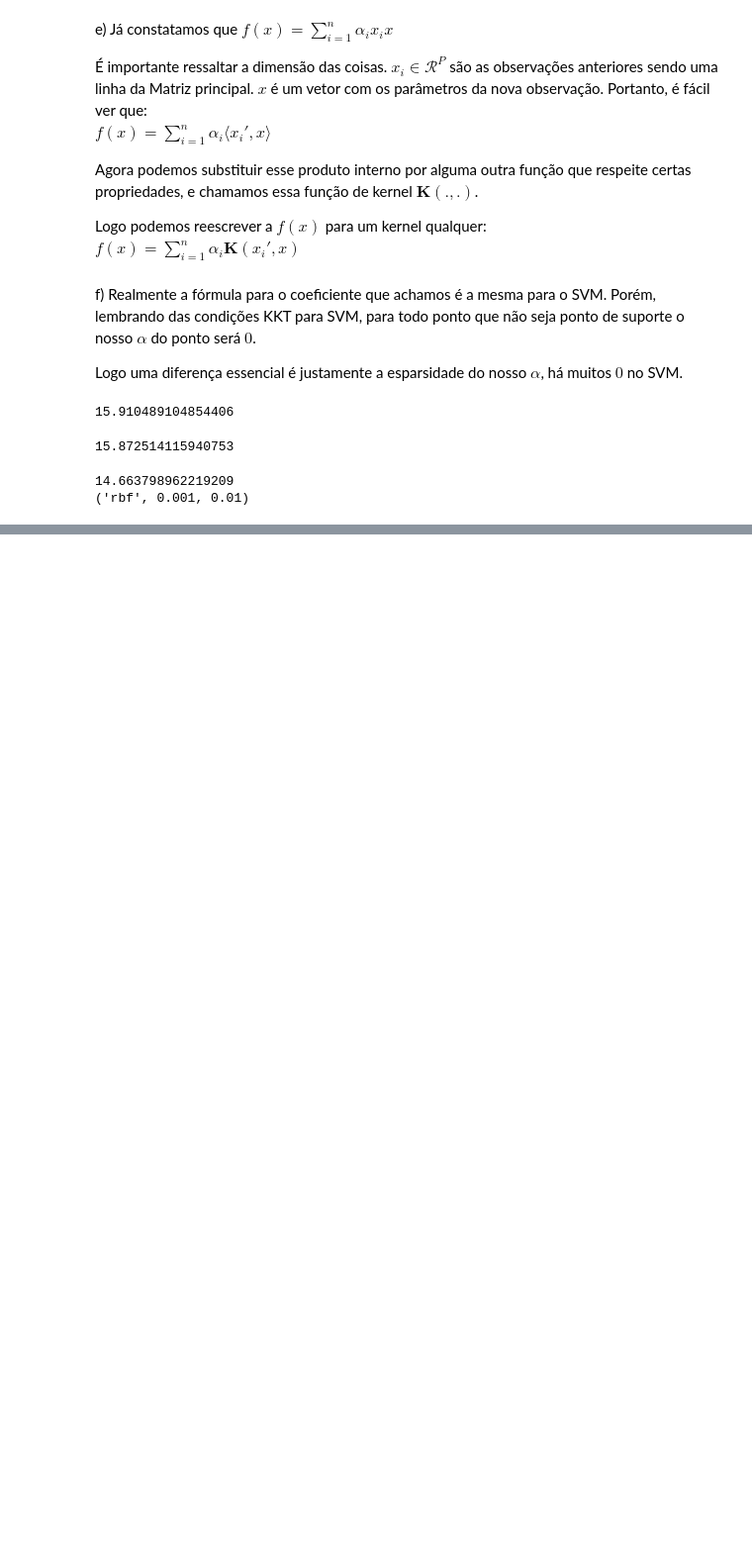
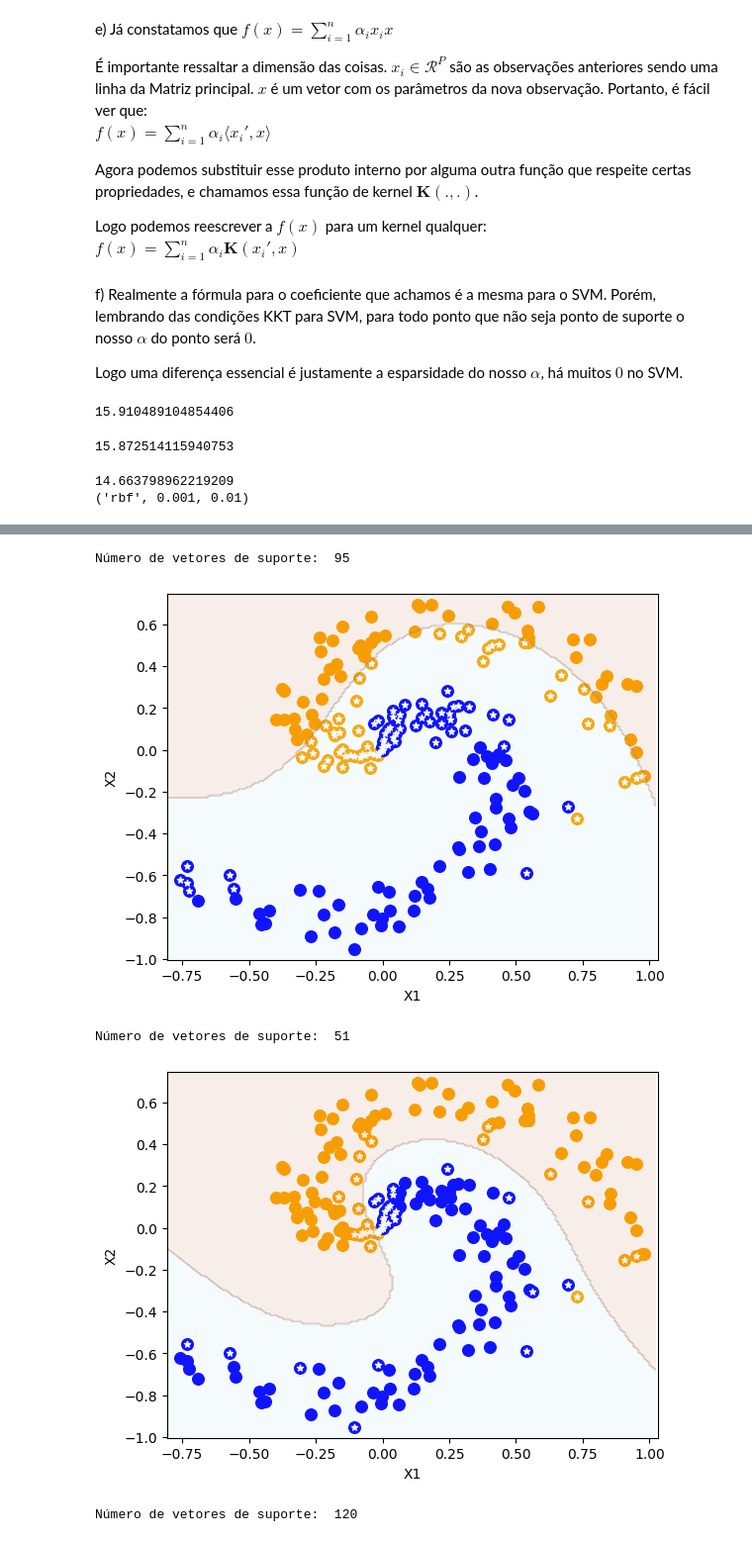
Before and after one commit to epedropaulo/MyPython, a Jupyter notebook: Machine Learning/Lista2/Respostas.ipynb, the cells around one changed output, grey strips where cells are left out. Shown at 99% size. Drawn from its saved outputs; the diff is of its cells as text; code cells hidden in the pictures; blank space fills up the shorter version.

```diff
--- a/Machine Learning/Lista2/Respostas.ipynb
+++ b/Machine Learning/Lista2/Respostas.ipynb
@@ -151,0 +243,13 @@ print(optimal_hyperparam)
+# %%
+# (iii) Treinando o SVM com gamma [1, 5, 100]
+
+gs = [1, 5, 100]
+for g in gs:
+    svm = SVC(C=1, kernel='rbf', gamma=g, random_state=42).fit(X, y)
+    plot_decision_boundary(svm, X, y)
+# %% [output]
+Número de vetores de suporte:  95
+[figure, added]
+Número de vetores de suporte:  51
+[figure, added]
+Número de vetores de suporte:  120
```
Also changed, not shown: parts of 44 cells of this notebook, 1 other file.
